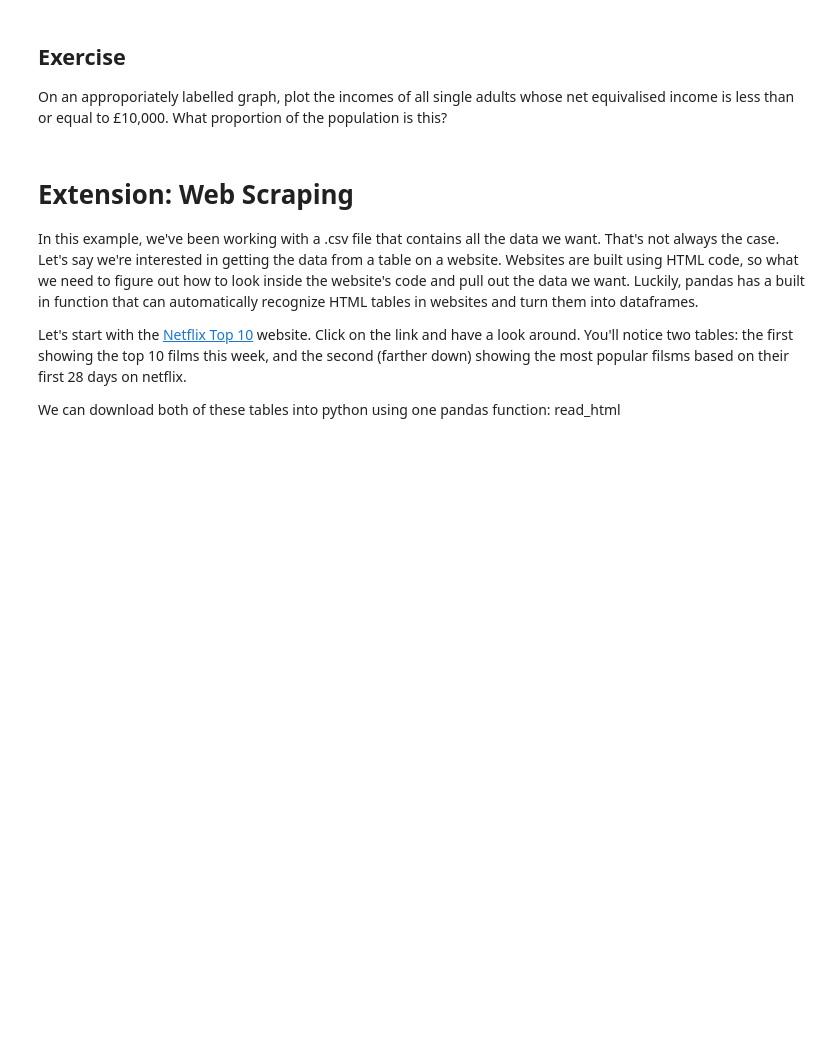
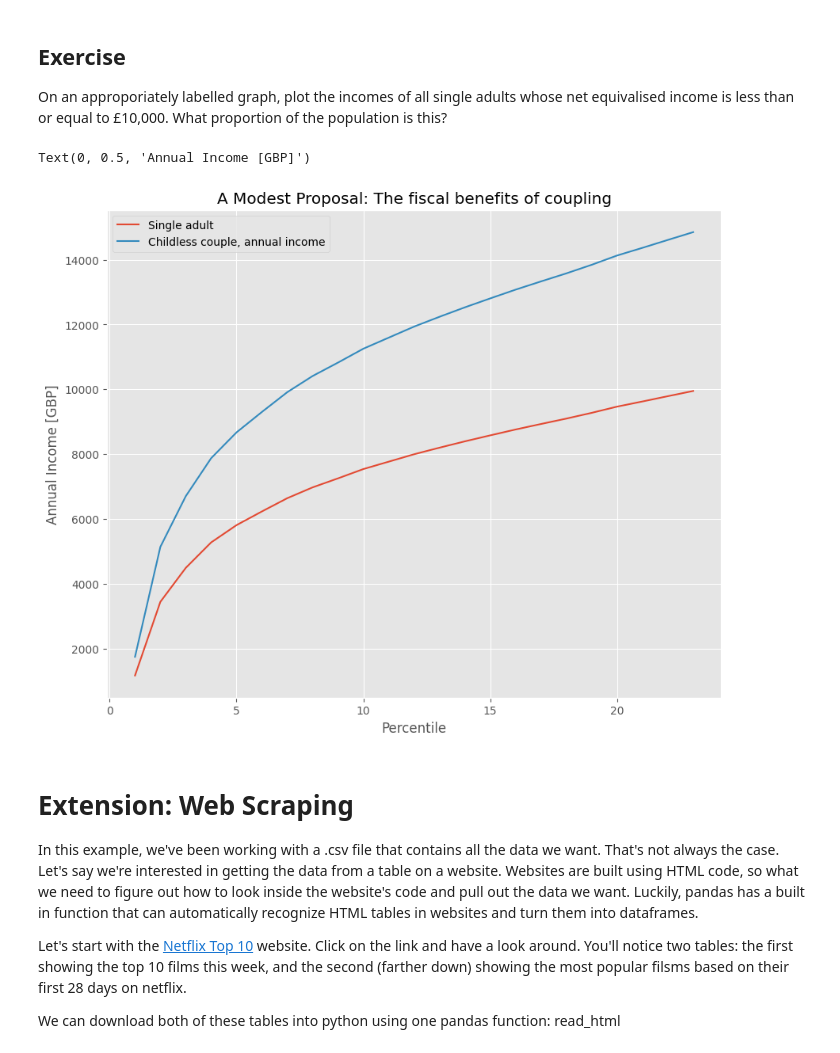
Before and after one commit to Jinyang920/QM2, a Jupyter notebook: notebooks/W02. Pandas.ipynb, the cells around one changed output. Drawn from its saved outputs; the diff is of its cells as text; code cells hidden in the pictures; blank space fills up the shorter version.

```diff
--- a/notebooks/W02. Pandas.ipynb
+++ b/notebooks/W02. Pandas.ipynb
@@ -382,6 +438,15 @@ We won't dwell on comparative operative, here we've used ">" to mean "is greater
 # %% [markdown]
 ## Exercise
 On an approporiately labelled graph, plot the incomes of all single adults whose net equivalised income is less than or equal to £10,000. What proportion of the population is this?
+# %%
+clean_df[clean_df['Single adult']<=10000].plot()
+plt.title('A Modest Proposal: The fiscal benefits of coupling')
+plt.xlabel('Percentile')
+plt.ylabel('Annual Income [GBP]')
+# It is about 25% percentile of the population
+# %% [output]
+Text(0, 0.5, 'Annual Income [GBP]')
+[figure, added]
 # %% [markdown]
 # Extension: Web Scraping
 
```
Also changed, not shown: parts of 8 cells of this notebook.
